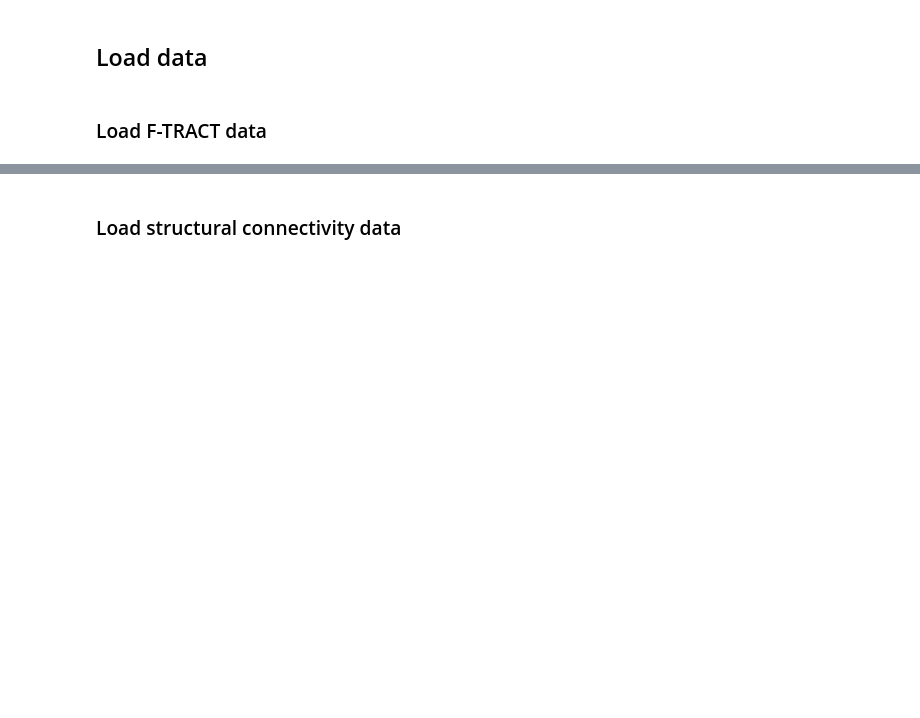
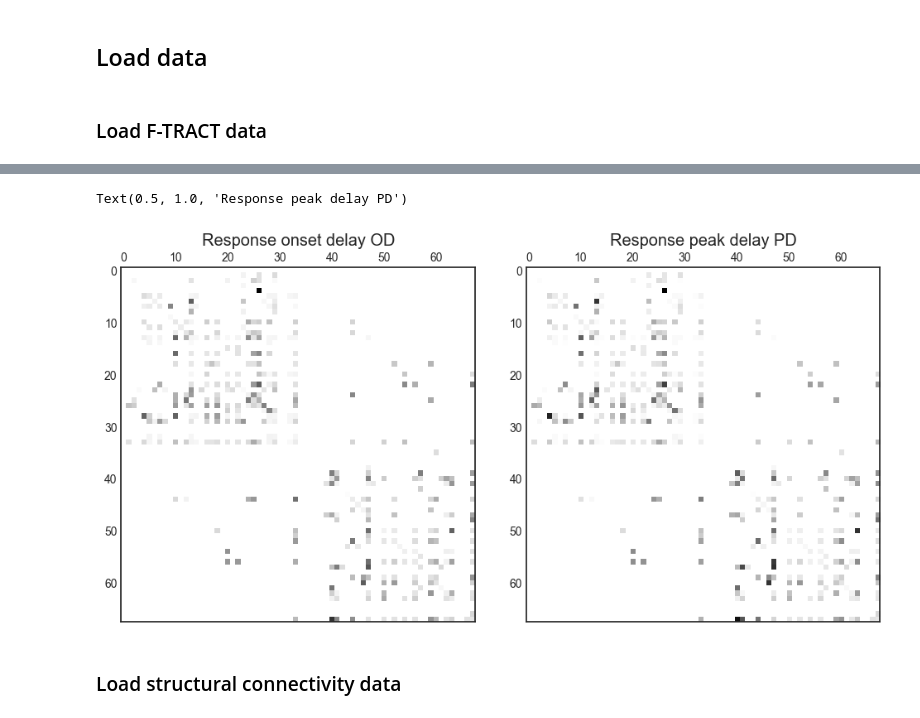
Before and after one commit to Katterrina/fimuni_thesis, a Jupyter notebook: notebooks/f-tract/01_analysis.ipynb, the cells around one changed output, grey strips where cells are left out. Cells and saved outputs as stored; diff of their text form; code cells hidden in the pictures; blank space fills up the shorter version.

```diff
--- a/notebooks/f-tract/01_analysis.ipynb
+++ b/notebooks/f-tract/01_analysis.ipynb
@@ -81,3 +86,15 @@ else:
+# %%
+plt.rcParams['figure.figsize'] = [10,5]
+plt.style.use('seaborn-v0_8-white')
+
+fig, axs = plt.subplots(1, 2, tight_layout=True)
+axs[0].matshow(response_onset_delay)
+axs[0].set_title("Response onset delay OD")
+axs[1].matshow(response_peak_delay)
+axs[1].set_title("Response peak delay PD")
+# %% [output]
+Text(0.5, 1.0, 'Response peak delay PD')
+[figure, added]
 # %% [markdown]
 ### Load structural connectivity data
 # %%
```
Also changed, not shown: parts of 17 cells of this notebook.
